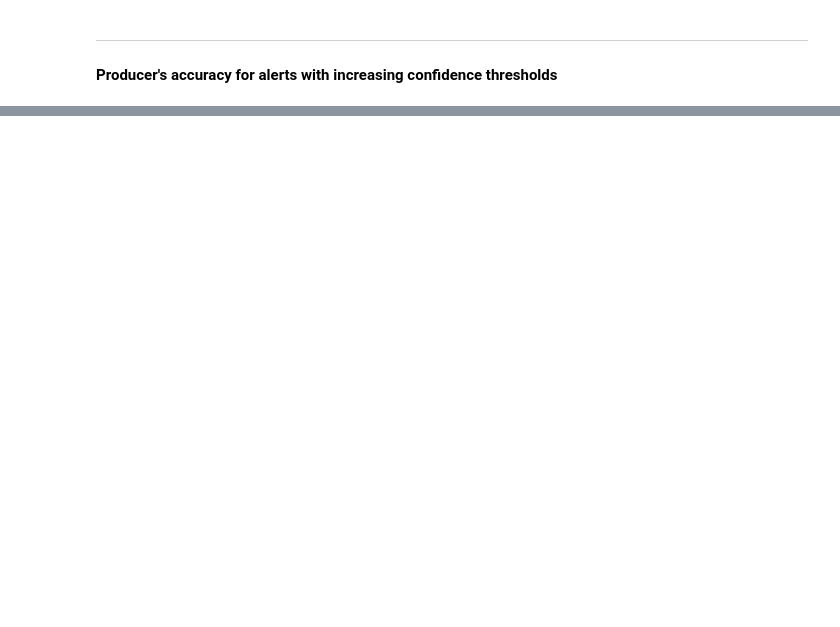
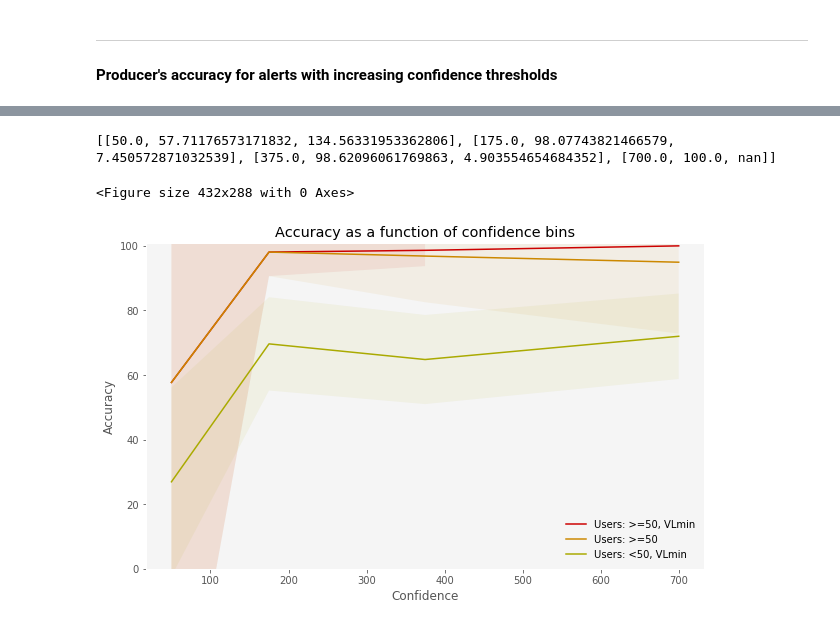
Before and after one commit to OPERA-Cal-Val/DIST-Validation, a Jupyter notebook: Accuracy_V1.ipynb, the cells around one changed output, grey strips where cells are left out. Drawn from its saved outputs; the diff is of its cells as text; code cells hidden in the pictures; blank space fills up the shorter version.

```diff
--- a/Accuracy_V1.ipynb
+++ b/Accuracy_V1.ipynb
@@ -531,0 +1573,43 @@ Producers: 67.05107024643652  +- 14.99391254634577
+# %%
+pal = ['#cc0000','#cc8800','#aaaa00','#000088','#008888','#008800']#["#E66100","#E66100","#D49937","#5D3A9B","#5D3A9B"]
+#pal =["#E66100","#5D3A9B"]
+plt.clf()
+plt.figure(figsize=(10,6))
+i=0
+print(usersConfBinVLmin)
+#for cattype in [usersConfVLmin,producersConf]:#[usersConfVLmin,usersConf,usersConflt50VLmin,producersConf,producersConfgt50,producersConfVLmin]:
+for cattype in [usersConfBinVLmin,usersConfBin,usersConfBinlt50VLmin]:#,producersConfBin,producersConfBingt50,producersConfBinVLmin]:
+    yuall = np.array([row[1] for row in cattype])
+    yuerr = np.array([row[2] for row in cattype])
+    x = np.array([row[0] for row in cattype])
+    plt.fill_between(x, yuall-yuerr, yuall+yuerr,facecolor=pal[i]+'11',linewidth=0.1)#47146722
+    plt.plot(x,yuall,color=pal[i])
+    i+=1
+labs = ['Users: >=50, VLmin','Users: >=50','Users: <50, VLmin']#,'Producers: <50, VLmaj','Producers: >=50, VLmaj','Producers: <50, VLmin']
+#labs = ['Users: >50, VLmin','Producers: <50, VLmaj']
+
+#pal = ["#D49937","#2E7B8A"]
+
+#plt.fill_between(x, yuall-yuerr, yuall+yuerr,facecolor=pal[0]+'22',linewidth=0.1)#47146722
+#plt.plot(x,yuall,color=pal[0],label='Users')
+#plt.fill_between(x, ypall-yperr, ypall+yperr,facecolor=pal[1]+'22',linewidth=0.1)
+#plt.plot(x,ypall,color=pal[1],label='Producers')
+
+plt.legend(labels=labs,loc='lower right',framealpha=0)
+#plt.margins(0)
+plt.ylim(0,101)
+#plt.xlim(0,400)
+plt.title('Accuracy as a function of confidence bins')#, inc No-data')
+plt.ylabel('Accuracy')#²')
+plt.xlabel('Confidence')
+plt.grid(False)
+plt.axes().set_facecolor("#f5f5f5")
+#fig = plt.gcf()
+#fig.set_size_inches(5,3)
+#plt.savefig('monthlywaterareaLegend.svg')
+plt.show()
+#plt.savefig('figures/LSwaterarea30m_wliv5_upd_nogrid.pdf',bbox_inches='tight')
+# %% [output]
+[[50.0, 57.71176573171832, 134.56331953362806], [175.0, 98.07743821466579, 7.450572871032539], [375.0, 98.62096061769863, 4.903554654684352], [700.0, 100.0, nan]]
+<Figure size 432x288 with 0 Axes>
+[figure, added]
```
Also changed, not shown: parts of 37 cells of this notebook.
